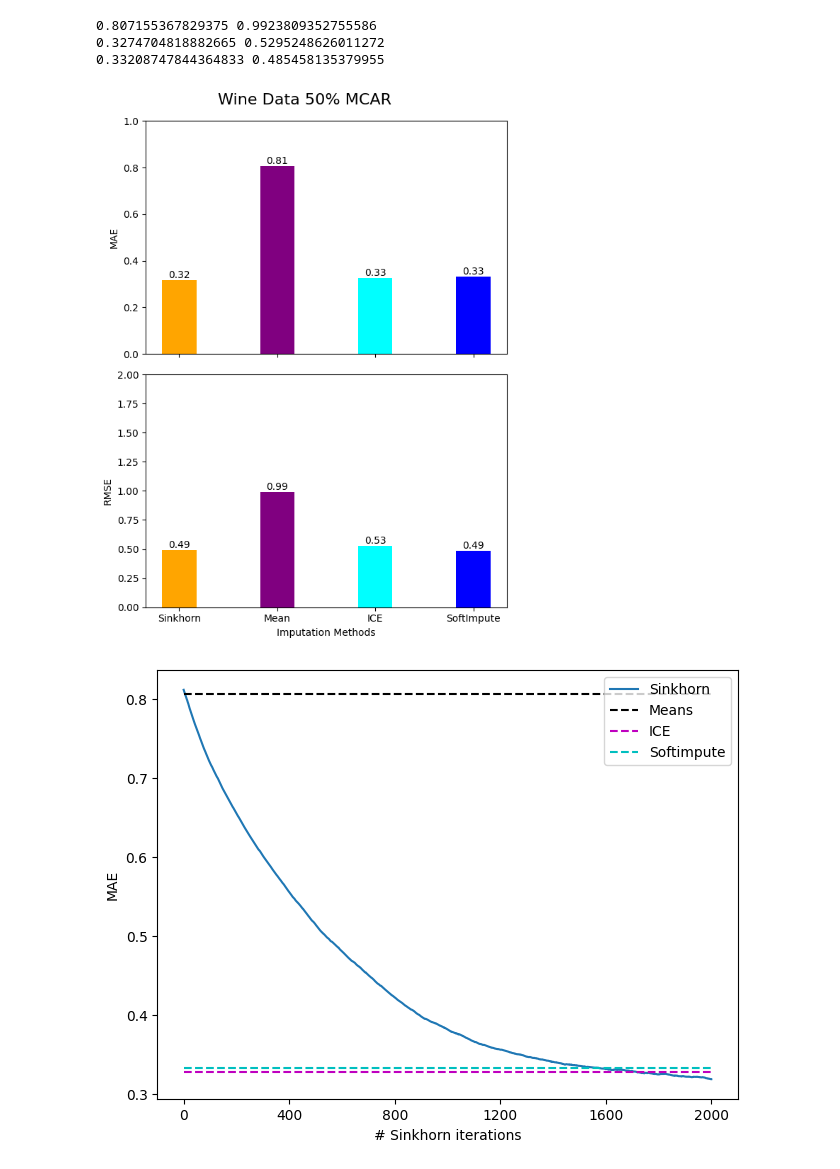
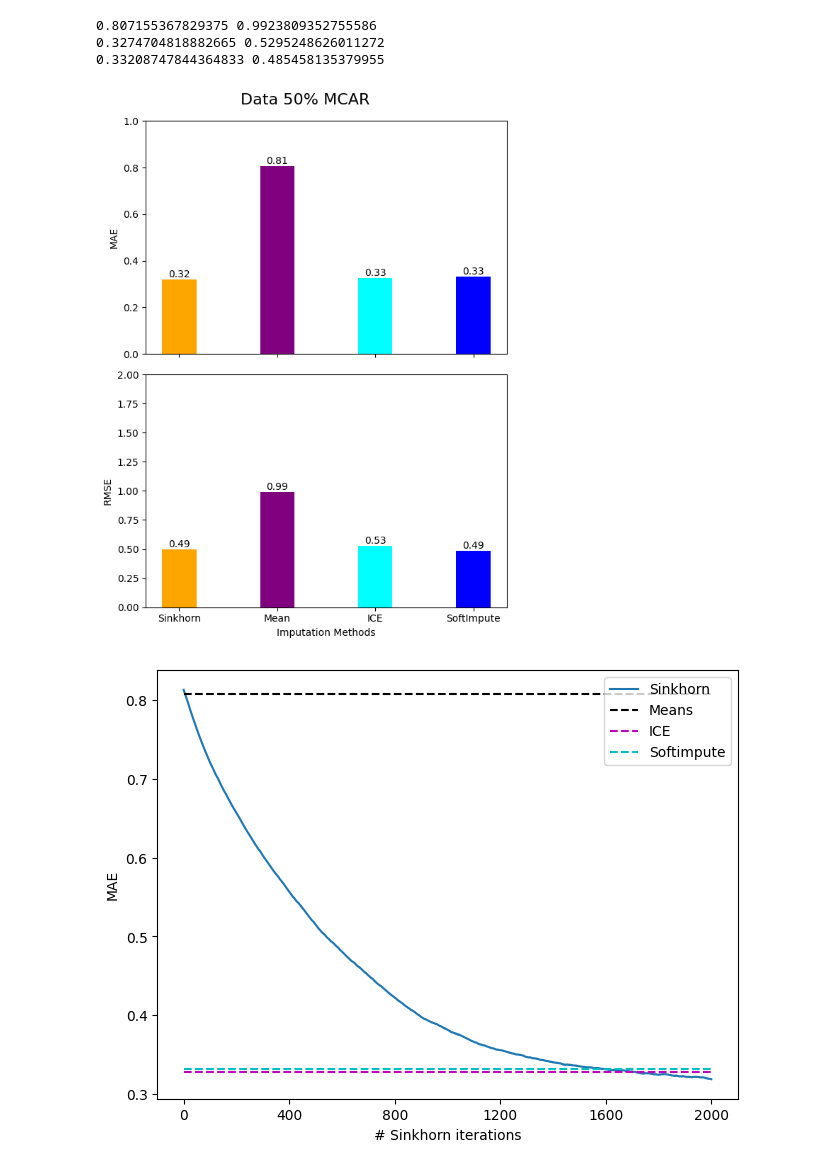
Before and after one commit to ZarinTahia/Imputation_Fairness, a Jupyter notebook: code/Imputation_Method_Compare/Abalone.ipynb, the cells around one changed output. Drawn from its saved outputs; the diff is of its cells as text; code cells hidden in the pictures.

```diff
--- a/code/Imputation_Method_Compare/Abalone.ipynb
+++ b/code/Imputation_Method_Compare/Abalone.ipynb
@@ -69,7 +78,7 @@ torch.set_default_tensor_type('torch.DoubleTensor')
 **Load the data**
 # %%
 Xy = {}
-with open(r'C:\Users\zhossai3\Desktop\My code\OT+Fairness\Data\abalone\abalone.csv', 'rb') as f:
+with open(r'C:\Users\zhossai3\Desktop\Fair_Imputation\Data\abalone\abalone.csv', 'rb') as f:
         df = pd.read_csv(f, delimiter=',', header = 0)
         Xy['data'] = df.values[:, :-1].astype('float')
         Xy['target'] =  df.values[:, -1]
@@ -1567,39 +1580,38 @@ categories = ['Sinkhorn', 'Mean', 'ICE', 'SoftImpute']
 colors = ['orange', 'purple', 'cyan', 'blue']
 
 # Bar chart parameters
 bar_width = 0.35 # Width of each bar
-index = np.arange(len(categories))  # Index for positioning bars
-
+index = np.arange(len(categories))
 # Create subplots
 fig, (ax1, ax2) = plt.subplots(2, 1, figsize=(6, 8), sharex=True)
-fig.suptitle('Wine Data 50% MCAR', fontsize=16)
+fig.suptitle('Data 50% MCAR', fontsize=16)
 
 # Plot Mean MAE bars and add values on top
 bars1 = ax1.bar(index, values_mae_mcar50, color=colors, width=bar_width)
 ax1.set_ylabel("MAE")
-ax1.set_ylim(0, 1)  # Adjust based on your data
+ax1.set_ylim(0, 1)
 for bar in bars1:
     yval = bar.get_height()
     ax1.text(bar.get_x() + bar.get_width() / 2, yval, round(yval, 2), ha='center', va='bottom')
 
 # Plot Mean RMSE bars and add values on top
 bars2 = ax2.bar(index, values_rmse_mcar50, color=colors, width=bar_width)
 ax2.set_ylabel("RMSE")
-ax2.set_ylim(0, 2)  # Adjust based on your data
+ax2.set_ylim(0, 2)
 for bar in bars2:
     yval = bar.get_height()
     ax2.text(bar.get_x() + bar.get_width() / 2, yval, round(yval, 2), ha='center', va='bottom')
 
 # Label x-axis with categories
 ax2.set_xticks(index)
 ax2.set_xticklabels(categories)
 
 # Show the plot
 plt.xlabel('Imputation Methods')
 plt.tight_layout()
 plt.show()
 # %% [output]
-[figure, old version]
+[figure, new version]
 # %%
 fig, ax = plt.subplots(constrained_layout=True)
 npoints = len(sk_maes50mcar)
```
Also changed, not shown: parts of 44 cells of this notebook, 14 other files.
